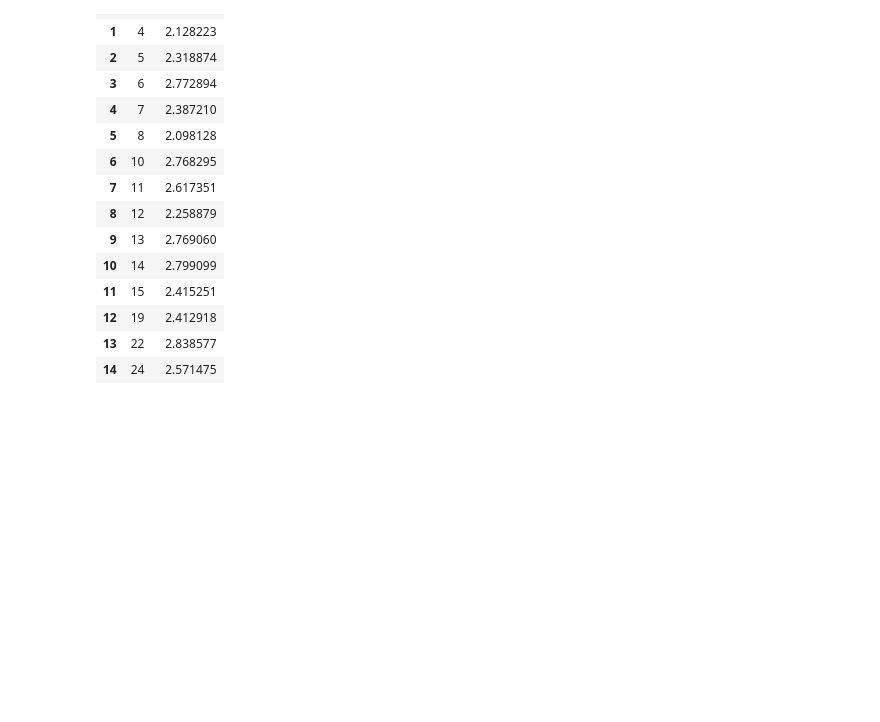
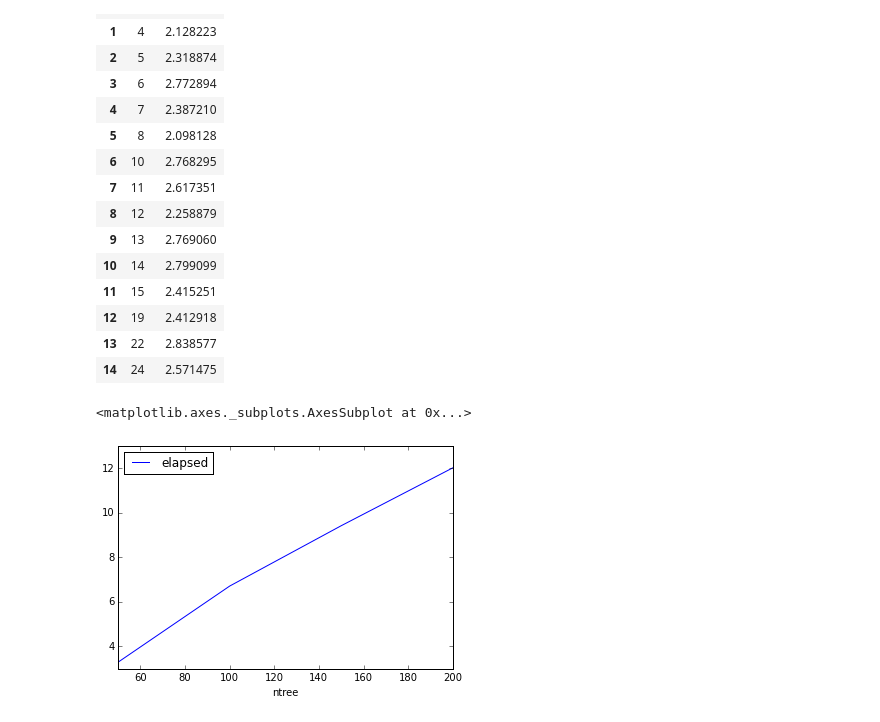
Before and after one commit to Bekbolatov/kaggle, a Jupyter notebook: events/hd/notebooks/features5_alexander.ipynb, the cells around one changed output. Saved outputs shown, nothing was run; the diff lists cells and outputs as text; code cells hidden in the pictures; blank space fills up the shorter version.

```diff
--- a/events/hd/notebooks/features5_alexander.ipynb
+++ b/events/hd/notebooks/features5_alexander.ipynb
@@ -899,3 +899,14 @@ ttt.head(15)
 | 12 | 19 | 2.412918 |
 | 13 | 22 | 2.838577 |
 | 14 | 24 | 2.571475 |
+# %%
+a = pd.DataFrame([{ "elapsed": 3.296322 , "ntree": 50 , "numRandomCuts": 4 , "mtry": 1061 , "nodesize": 3 , "res": 0.4538638 },
+{ "elapsed": 6.706602 , "ntree": 100 , "numRandomCuts": 4 , "mtry": 1061 , "nodesize": 3 , "res": 0.4519014 },
+{ "elapsed": 9.411781 , "ntree": 150 , "numRandomCuts": 4 , "mtry": 1061 , "nodesize": 3 , "res": 0.4512539 },
+{ "elapsed": 12.00493 , "ntree": 200 , "numRandomCuts": 4 , "mtry": 1061 , "nodesize": 3 , "res": 0.4503185 }])
+# %%
+%matplotlib inline
+a.plot(x='ntree', y='elapsed')
+# %% [output]
+<matplotlib.axes._subplots.AxesSubplot at 0x...>
+[figure, added]
```
Also changed, not shown: 3 other files.
